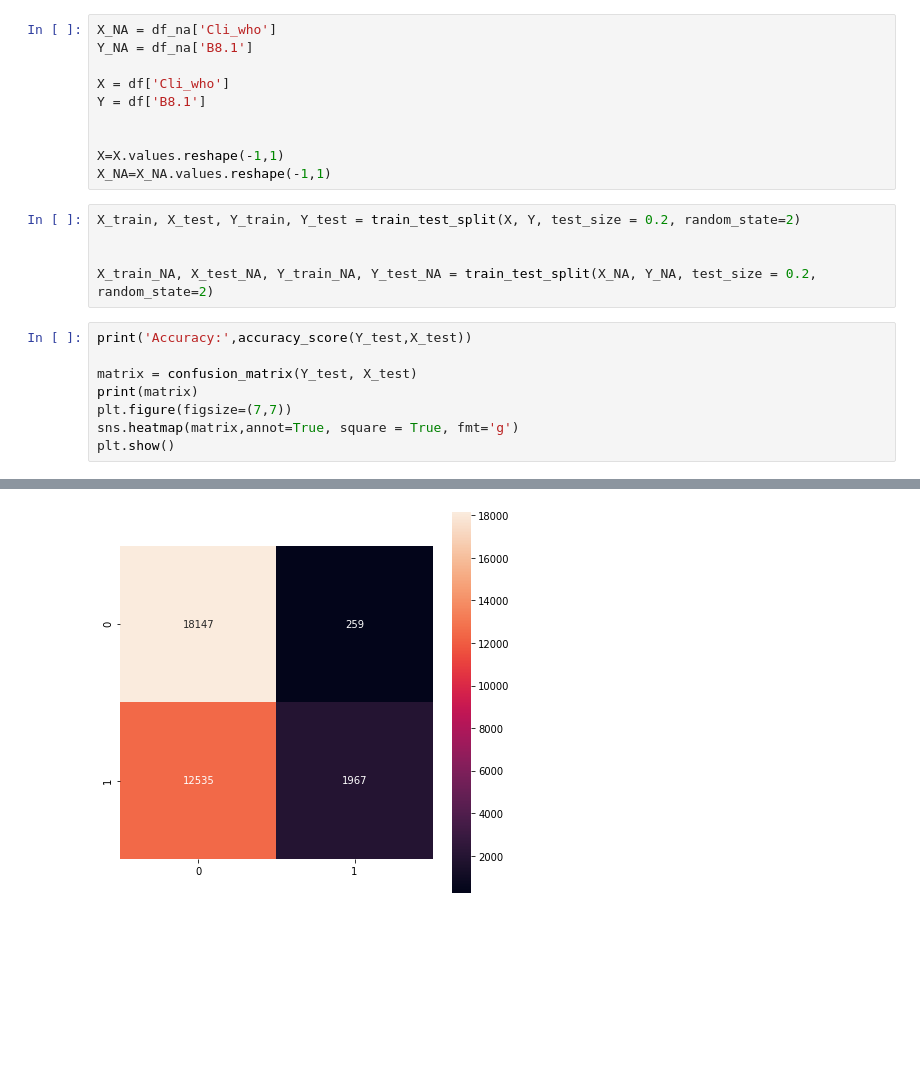
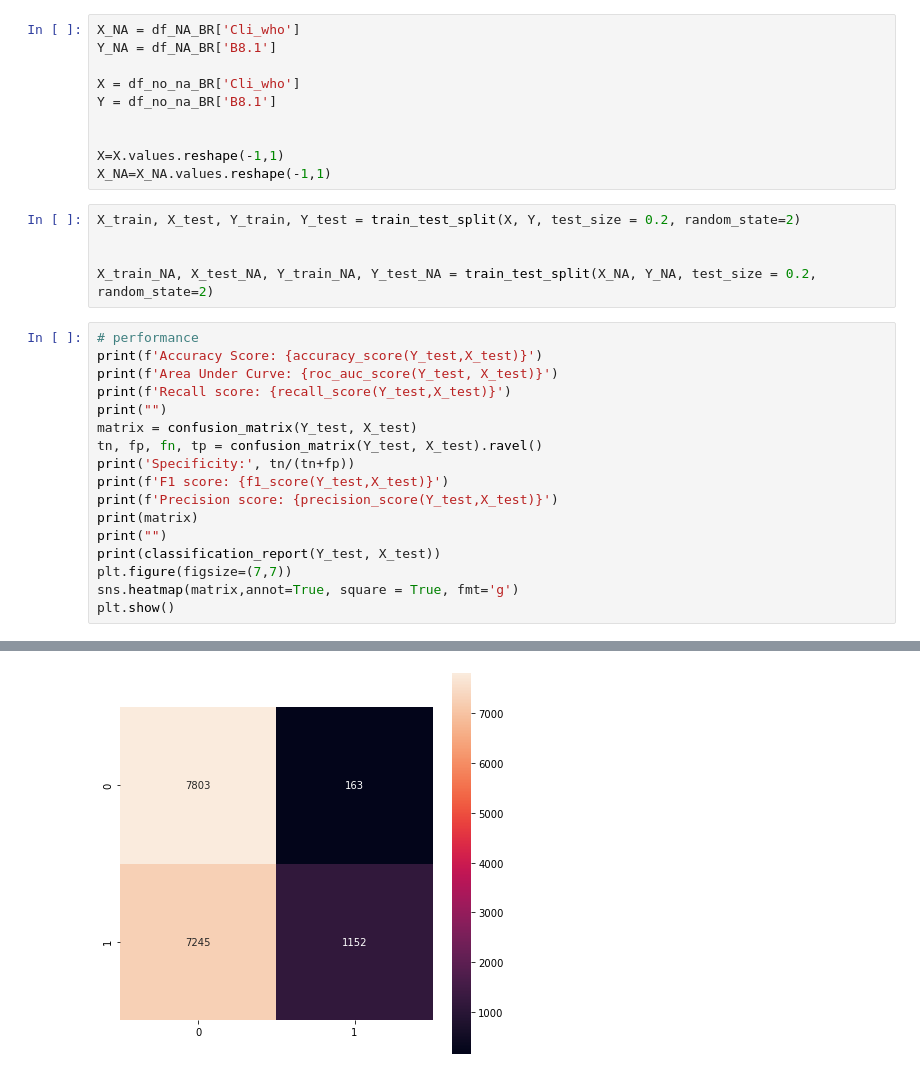
Before and after one commit to JavierAlvarezBenito/Python-imdea, a Jupyter notebook: Brazil_Classification.ipynb, the cells around one changed output, grey strips where cells are left out. Cells and saved outputs as stored; diff of their text form; blank space fills up the shorter version.

```diff
--- a/Brazil_Classification.ipynb
+++ b/Brazil_Classification.ipynb
@@ -1359,11 +1408,11 @@ Accuracy: 0.6171110062522118
 # %% [markdown]
 ### Cli_who
 # %%
-X_NA = df_na['Cli_who']
-Y_NA = df_na['B8.1']
+X_NA = df_NA_BR['Cli_who']
+Y_NA = df_NA_BR['B8.1']
 
-X = df['Cli_who']
-Y = df['B8.1']
+X = df_no_na_BR['Cli_who']
+Y = df_no_na_BR['B8.1']
 
 
 X=X.values.reshape(-1,1)
@@ -1374,10 +1423,19 @@ X_train, X_test, Y_train, Y_test = train_test_split(X, Y, test_size = 0.2, rando
 
 X_train_NA, X_test_NA, Y_train_NA, Y_test_NA = train_test_split(X_NA, Y_NA, test_size = 0.2, random_state=2)
 # %%
-print('Accuracy:',accuracy_score(Y_test,X_test))
-
+# performance
+print(f'Accuracy Score: {accuracy_score(Y_test,X_test)}')
+print(f'Area Under Curve: {roc_auc_score(Y_test, X_test)}')
+print(f'Recall score: {recall_score(Y_test,X_test)}')
+print("")
 matrix = confusion_matrix(Y_test, X_test)
+tn, fp, fn, tp = confusion_matrix(Y_test, X_test).ravel()
+print('Specificity:', tn/(tn+fp))
+print(f'F1 score: {f1_score(Y_test,X_test)}')
+print(f'Precision score: {precision_score(Y_test,X_test)}')
 print(matrix)
+print("")
+print(classification_report(Y_test, X_test))
 plt.figure(figsize=(7,7))
 sns.heatmap(matrix,annot=True, square = True, fmt='g')
 plt.show()
@@ -1388,2 +1461,2 @@ Accuracy: 0.6112191564361249
-[figure, old version]
+[figure, new version]
 # %%
```
Also changed, not shown: parts of 82 cells of this notebook.
